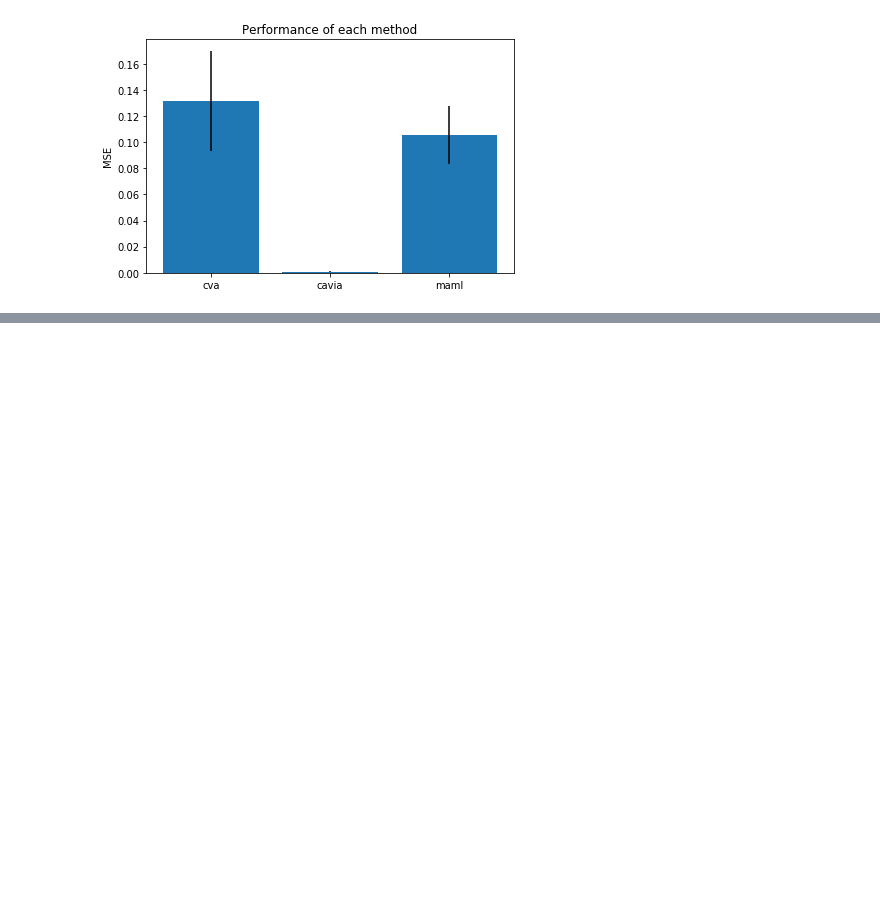
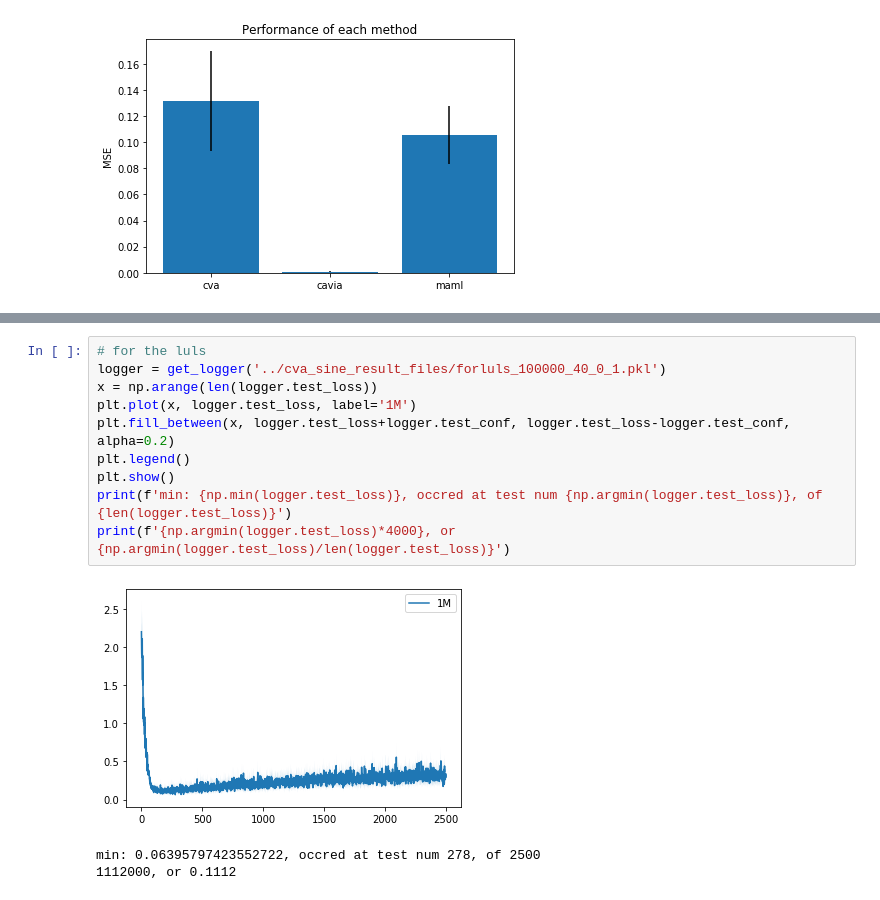
Before and after one commit to JacobTyo/cavia, a Jupyter notebook: regression/notebooks/EasyCompairisons.ipynb, the cells around one changed output, grey strips where cells are left out. Saved outputs shown, nothing was run; the diff lists cells and outputs as text; blank space fills up the shorter version.

```diff
--- a/regression/notebooks/EasyCompairisons.ipynb
+++ b/regression/notebooks/EasyCompairisons.ipynb
@@ -81,0 +136,14 @@ plt.show()
+# %%
+# for the luls
+logger = get_logger('../cva_sine_result_files/forluls_100000_40_0_1.pkl')
+x = np.arange(len(logger.test_loss))
+plt.plot(x, logger.test_loss, label='1M')
+plt.fill_between(x, logger.test_loss+logger.test_conf, logger.test_loss-logger.test_conf, alpha=0.2)
+plt.legend()
+plt.show()
+print(f'min: {np.min(logger.test_loss)}, occred at test num {np.argmin(logger.test_loss)}, of {len(logger.test_loss)}')
+print(f'{np.argmin(logger.test_loss)*4000}, or {np.argmin(logger.test_loss)/len(logger.test_loss)}')
+# %% [output]
+[figure, added]
+min: 0.06395797423552722, occred at test num 278, of 2500
+1112000, or 0.1112
```
Also changed, not shown: parts of 7 cells of this notebook, 3 other files.
